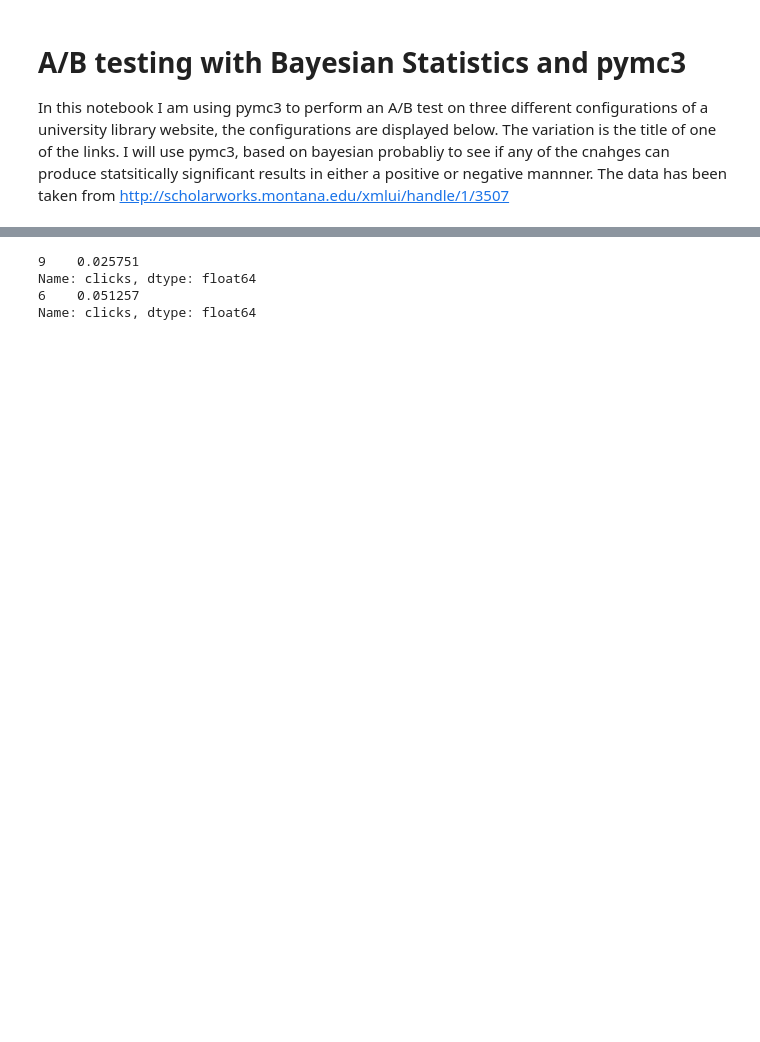
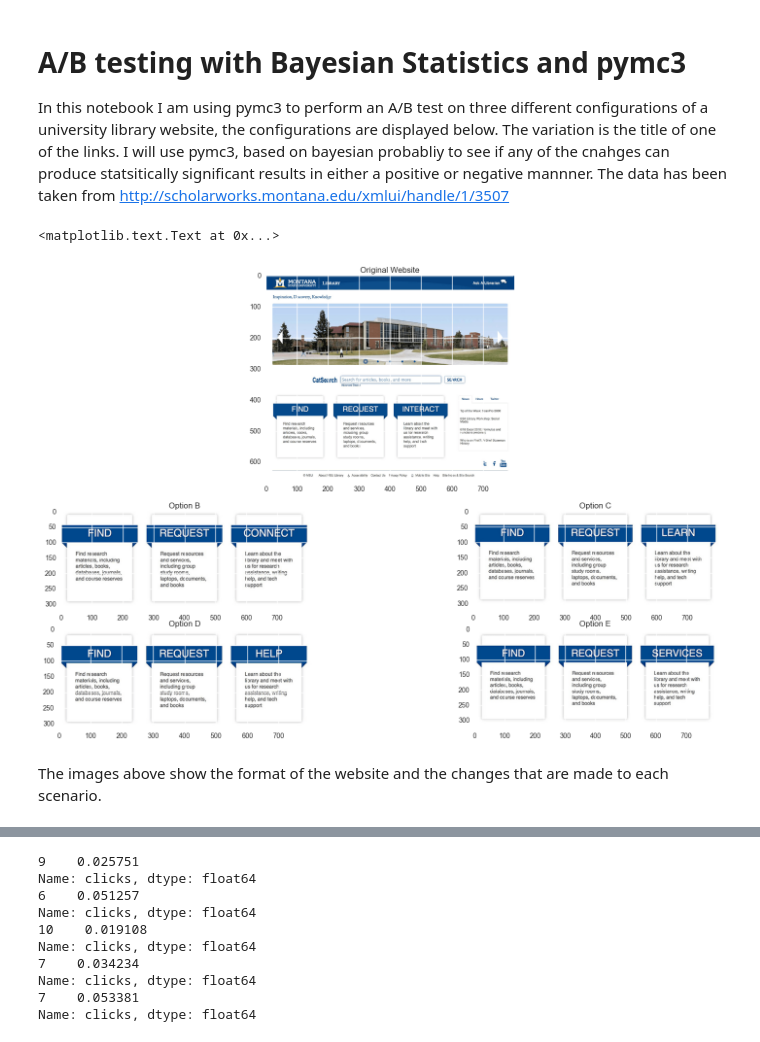
Before and after one commit to Colin-GR-Crawford/Projects, a Jupyter notebook: AB_Testing_With_PYMC/AB_Single_Value.ipynb, the cells around one changed output, grey strips where cells are left out. Saved outputs shown, nothing was run; the diff lists cells and outputs as text; code cells hidden in the pictures; blank space fills up the shorter version.

```diff
--- a/AB_Testing_With_PYMC/AB_Single_Value.ipynb
+++ b/AB_Testing_With_PYMC/AB_Single_Value.ipynb
@@ -23,6 +24,29 @@ Data_B.rename(columns={'No. clicks':'clicks'},inplace=True)
 Data_C.rename(columns={'No. clicks':'clicks'},inplace=True)
 Data_D.rename(columns={'No. clicks':'clicks'},inplace=True)
 Data_E.rename(columns={'No. clicks':'clicks'},inplace=True)
+# %%
+## Plotting the images of the website
+fig=plt.figure(figsize=(20,12))
+ax1=fig.add_subplot(211)
+ax2=fig.add_subplot(425)
+ax3=fig.add_subplot(426)
+ax4=fig.add_subplot(427)
+ax5=fig.add_subplot(428)
+ax1.imshow(Image.open('A.png'))
+ax1.set_title('Original Website')
+ax2.imshow(Image.open('B.png'))
+ax2.set_title('Option B')
+ax3.imshow(Image.open('C.png'))
+ax3.set_title('Option C')
+ax4.imshow(Image.open('D.png'))
+ax4.set_title('Option D')
+ax5.imshow(Image.open('E.png'))
+ax5.set_title('Option E')
+# %% [output]
+<matplotlib.text.Text at 0x...>
+[figure, added]
+# %% [markdown]
+The images above show the format of the website and the changes that are made to each scenario.
 # %%
 Data_B.head(10)
 # %% [output]
@@ -63,11 +87,20 @@ Test_Clicks_E=Data_E[Data_E.Name=='SERVICES'].clicks
 ## very signifcant due to the relative size.
 print Test_Clicks_A/Total_Clicks_A
 print Test_Clicks_B/Total_Clicks_B
+print Test_Clicks_C/Total_Clicks_C
+print Test_Clicks_D/Total_Clicks_D
+print Test_Clicks_E/Total_Clicks_E
 # %% [output]
 9    0.025751
 Name: clicks, dtype: float64
 6    0.051257
 Name: clicks, dtype: float64
+10    0.019108
+Name: clicks, dtype: float64
+7    0.034234
+Name: clicks, dtype: float64
+7    0.053381
+Name: clicks, dtype: float64
 # %%
 ## Here I am converting the number of clicks into a binary numpy array, with all the positive clicks as 1s and all
 ## of the other clicks as 0s.
```
Also changed, not shown: parts of 16 cells of this notebook, 8 other files.
